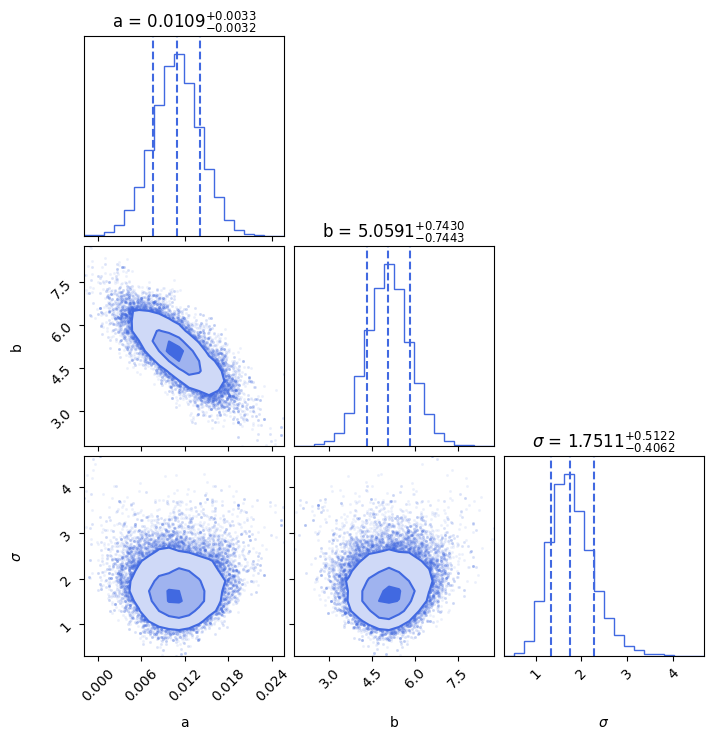
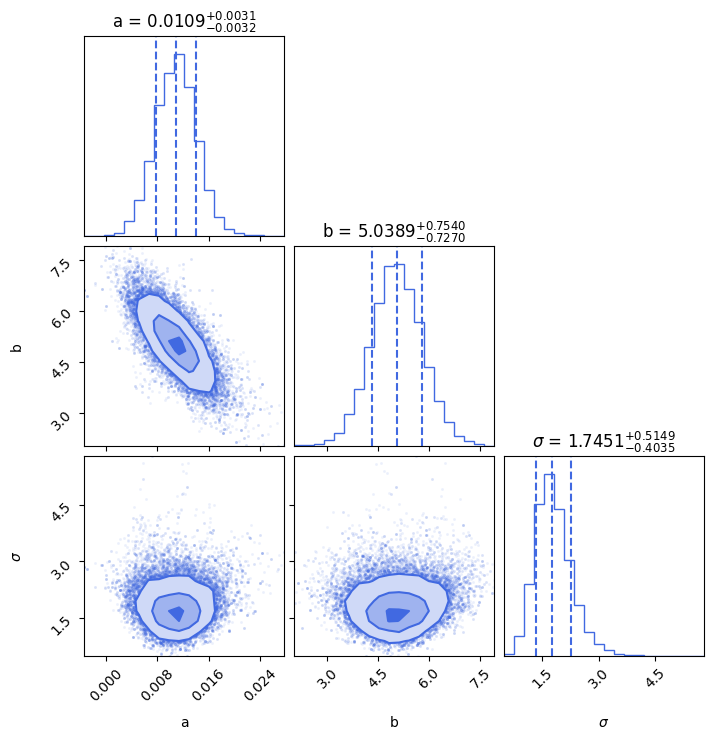
The change to this notebook cell's code, shown as a diff; its figure went from the first image to the second:
--- before
+++ after
@@ -10,3 +10,3 @@
 
 
-# plt.savefig(fig_path+'linear_relation_rh_sigma.png', dpi=300)
+plt.savefig(fig_path+'linear_relation_rh_sigma.png', dpi=300)

Commit: updated figure